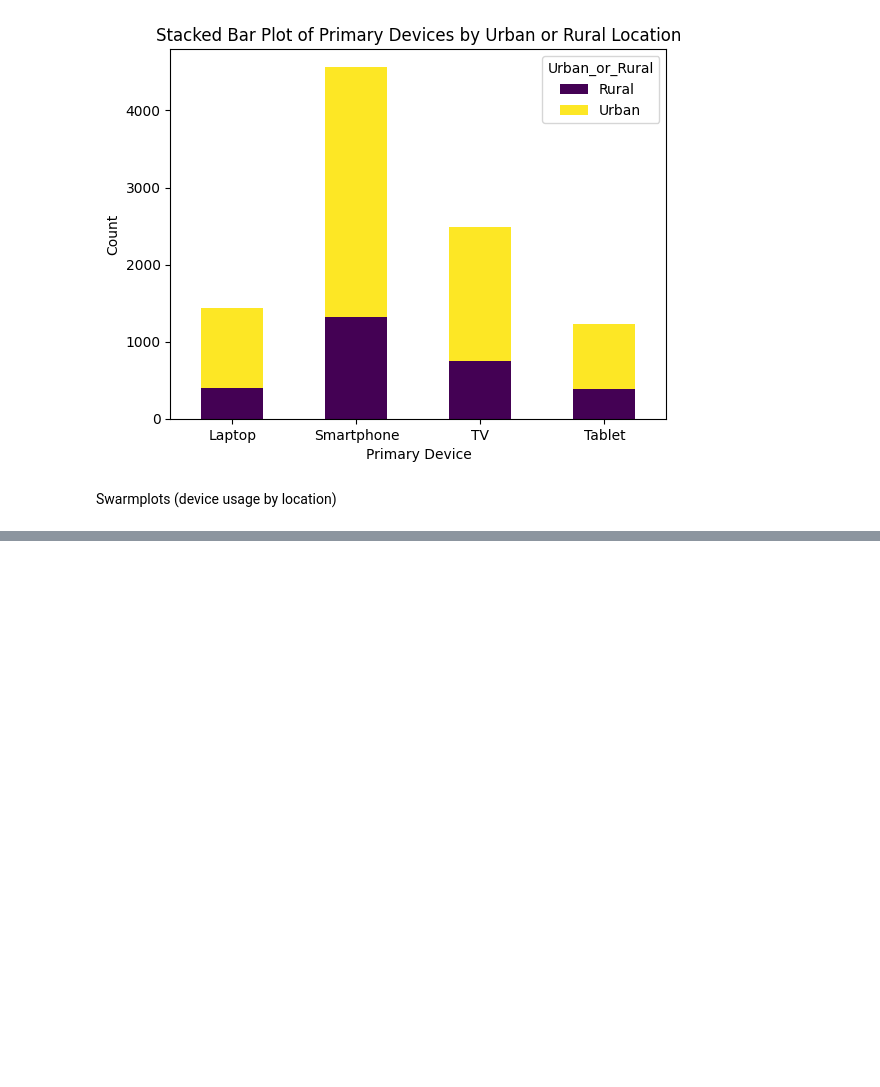
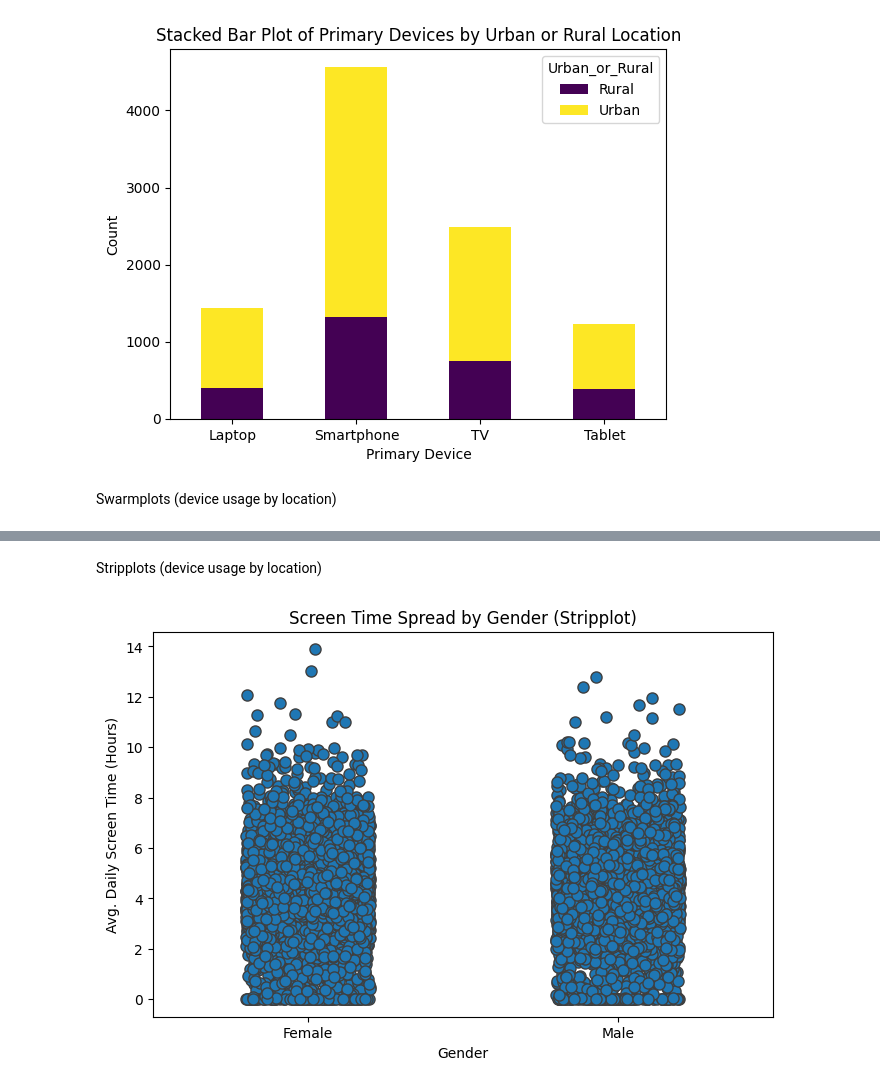
Before and after one commit to Joshika-Mentor/-Kid-s-Screentime-Visualization-Infosys-springboard-program-, a Jupyter notebook: Infosys1.ipynb, the cells around one changed output, grey strips where cells are left out. Cells and saved outputs as stored; diff of their text form; code cells hidden in the pictures; blank space fills up the shorter version.

```diff
--- a/Infosys1.ipynb
+++ b/Infosys1.ipynb
@@ -1018,0 +1021,18 @@ plt.show()
+# %% [markdown]
+Stripplots (device usage by location)
+# %%
+plt.figure(figsize=(8, 5))
+sns.stripplot(
+    data=df,
+    x='Gender',
+    y='Avg_Daily_Screen_Time_hr',
+    jitter=0.2,
+    size=8,
+    linewidth=1
+)
+plt.title('Screen Time Spread by Gender (Stripplot)')
+plt.xlabel('Gender')
+plt.ylabel('Avg. Daily Screen Time (Hours)')
+plt.show()
+# %% [output]
+[figure, added]
```
Also changed, not shown: parts of 3 cells of this notebook.
